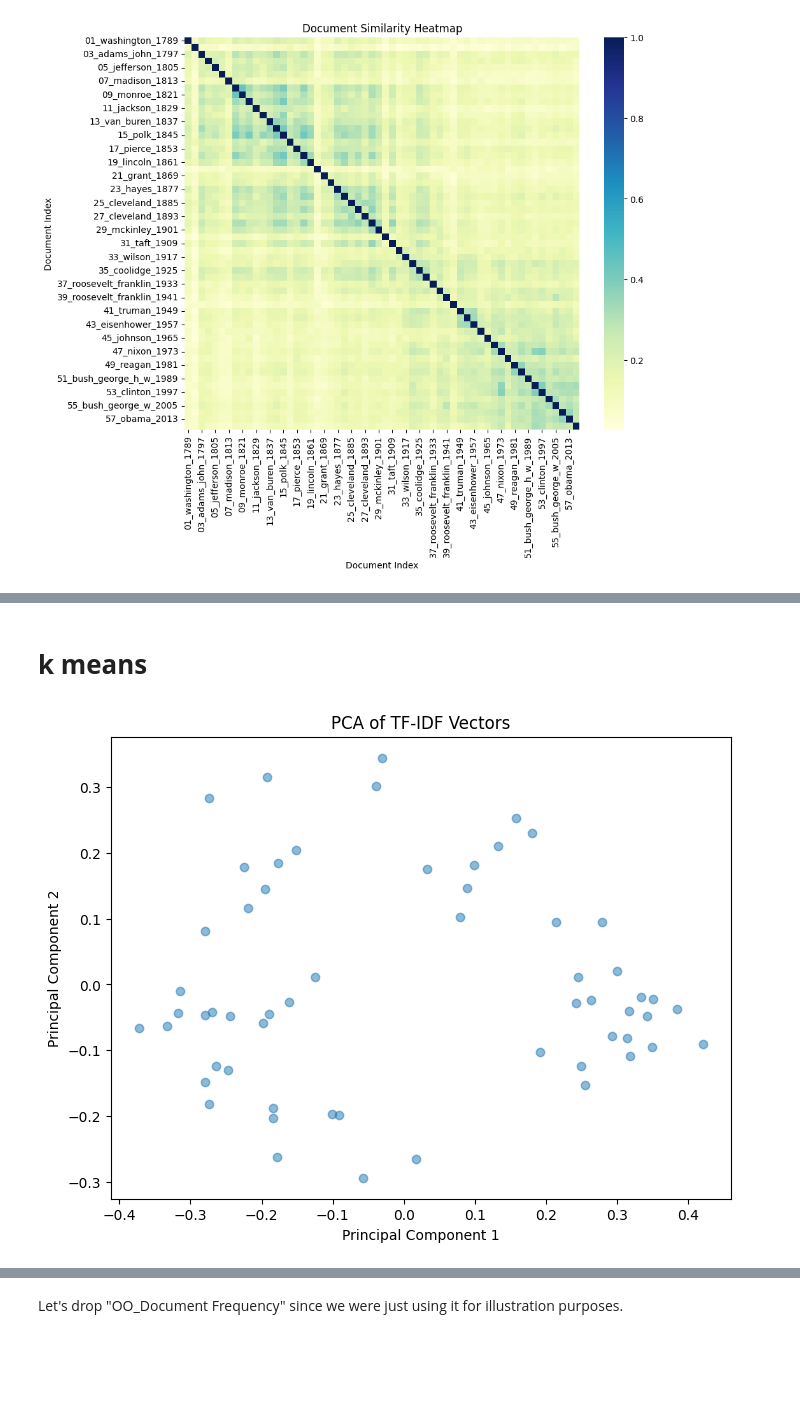
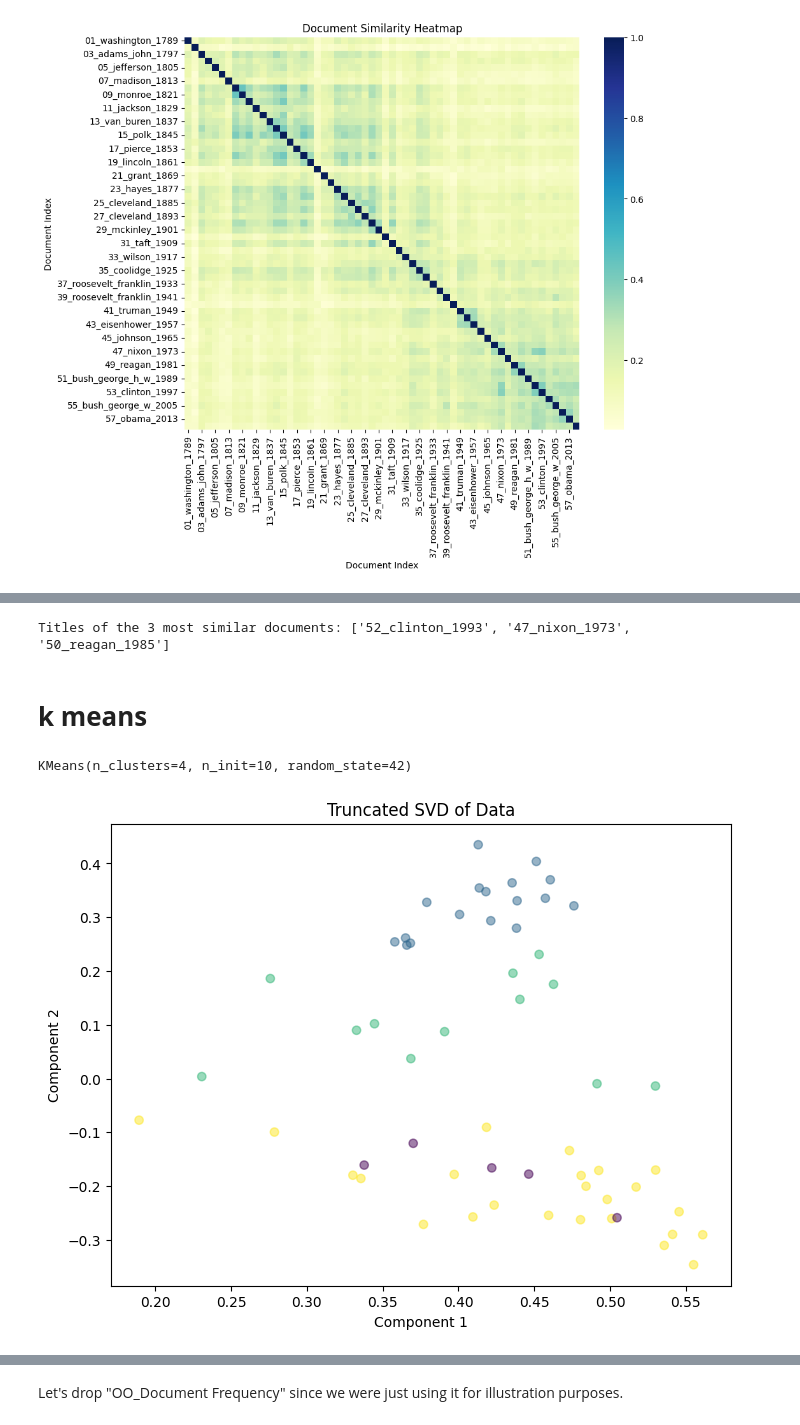
Before and after one commit to alex-smith-uwec/CS491, a Jupyter notebook: Inauguration_TF_IDF_Scikit_Learn.ipynb, the cells around one changed output, grey strips where cells are left out. Drawn from its saved outputs; the diff is of its cells as text; code cells hidden in the pictures; blank space fills up the shorter version.

Commit message:
k-means clustering development

```diff
--- a/Inauguration_TF_IDF_Scikit_Learn.ipynb
+++ b/Inauguration_TF_IDF_Scikit_Learn.ipynb
@@ -197,14 +176,43 @@ plt.show()
+# %%
+from sklearn.metrics.pairwise import cosine_similarity
+
+def find_most_similar_docs_by_title(tfidf_vector, target_doc_title, text_titles, top_n=3):
+    # Find the index of the target document based on its title
+    if target_doc_title in text_titles:
+        target_doc_index = text_titles.index(target_doc_title)
+    else:
+        return "The document title does not exist in the corpus."
+
+    # Calculate cosine similarity between the target document and all documents in the corpus
+    cosine_similarities = cosine_similarity(tfidf_vector[target_doc_index], tfidf_vector).flatten()
+
+    # Get the indices of the top_n most similar documents, excluding the target document itself
+    most_similar_doc_indices = cosine_similarities.argsort()[-top_n-1:-1][::-1]
+
+    # Map indices to titles
+    most_similar_doc_titles = [text_titles[i] for i in most_similar_doc_indices]
+
+    # Return the titles of the top_n most similar documents
+    return most_similar_doc_titles
+
+# Example usage
+target_doc_title = "53_clinton_1997"  # Replace with your actual document title
+similar_docs_titles = find_most_similar_docs_by_title(tfidf_vector, target_doc_title, text_titles)
+print("Titles of the 3 most similar documents:", similar_docs_titles)
+# %% [output]
+Titles of the 3 most similar documents: ['52_clinton_1993', '47_nixon_1973', '50_reagan_1985']
 # %% [markdown]
 # **k means**
 # %%
 from sklearn.cluster import KMeans
 # %%
 # Choose the number of clusters
-num_clusters = 5  # Example: 5 clusters
-
+num_clusters = 4 ##from silhouette below
 # Initialize and fit KMeans algorithm
-kmeans = KMeans(n_clusters=num_clusters, random_state=42)
+kmeans = KMeans(n_clusters=num_clusters, n_init=10,random_state=42)
 kmeans.fit(tfidf_vector)
+# %% [output]
+KMeans(n_clusters=4, n_init=10, random_state=42)
 # %%
 # Predict the cluster for each document
 clusters = kmeans.predict(tfidf_vector)
@@ -218,24 +226,20 @@ for i, cluster in enumerate(clusters):
 # %%
-from sklearn.decomposition import PCA
+from sklearn.decomposition import TruncatedSVD
 import matplotlib.pyplot as plt
 
-# Convert the sparse matrix to a dense matrix
-# tfidf_dense = tfidf_vector.todense()
-tfidf_dense = tfidf_vector.toarray()
+# Initialize TruncatedSVD with desired number of components
+# For example, to reduce to 2 dimensions, similar to what PCA was intended for
+svd = TruncatedSVD(n_components=8)
 
+# Perform dimensionality reduction on sparse TF-IDF vector
+X_svd = svd.fit_transform(tfidf_vector)
 
-# Initialize PCA, specify the number of components (e.g., 2 for 2D plot)
-pca = PCA(n_components=2)
-
-# Fit and transform the data
-X_pca = pca.fit_transform(tfidf_dense)
-
-# Plot the first two principal components
+# Plot with generic cluster colors
 plt.figure(figsize=(8, 6))
-plt.scatter(X_pca[:, 0], X_pca[:, 1], alpha=0.5)
-plt.xlabel('Principal Component 1')
-plt.ylabel('Principal Component 2')
-plt.title('PCA of TF-IDF Vectors')
+plt.scatter(X_svd[:, 0], X_svd[:, 1], c=clusters, alpha=0.5)
+plt.xlabel('Component 1')
+plt.ylabel('Component 2')
+plt.title('Truncated SVD of Data')
 plt.show()
 # %% [output]
-[figure, old version]
+[figure, new version]
```
Also changed, not shown: parts of 8 cells of this notebook.
